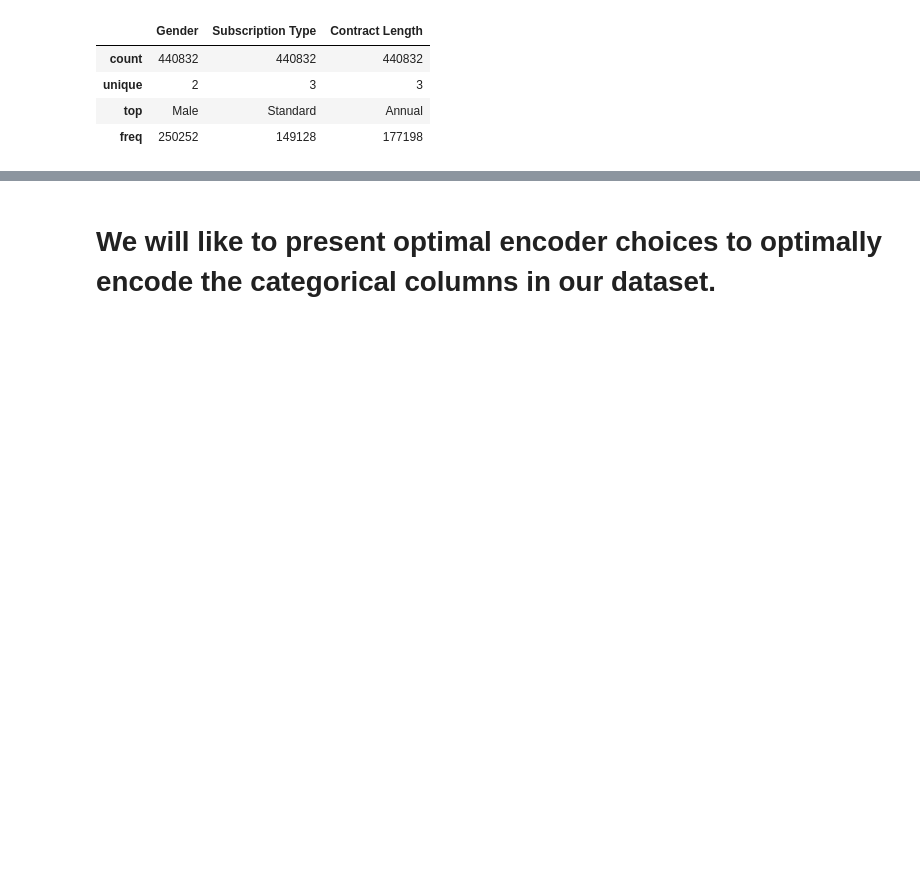
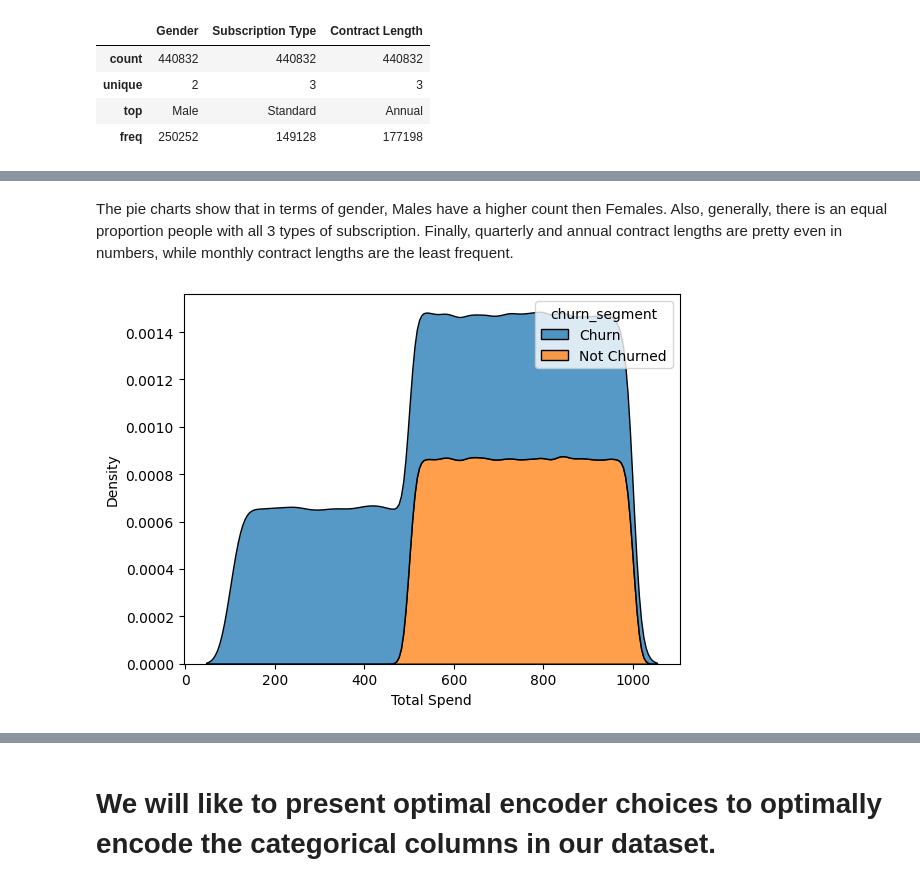
Before and after one commit to SyedMuhammadAunAbbas/Customer_Churn_Project, a Jupyter notebook: Root.ipynb, the cells around one changed output, grey strips where cells are left out. Drawn from its saved outputs; the diff is of its cells as text; code cells hidden in the pictures; blank space fills up the shorter version.

```diff
--- a/Root.ipynb
+++ b/Root.ipynb
@@ -166,0 +204,10 @@ df[categorical_cols].describe()
+# %% [markdown]
+The pie charts show that in terms of gender, Males have a higher count then Females. Also, generally, there is an equal proportion people with all 3 types of subscription. Finally, quarterly and annual contract lengths are pretty even in numbers, while monthly contract lengths are the least frequent.
+# %%
+filtered = df.copy()
+filtered['churn_segment'] = ['Churn' if x == 1.0 else 'Not Churned' for x in df['Churn']]
+
+sns.kdeplot(data=filtered, x="Total Spend", hue="churn_segment", multiple="stack")
+plt.show()
+# %% [output]
+[figure, added]
```
Also changed, not shown: parts of 28 cells of this notebook.
